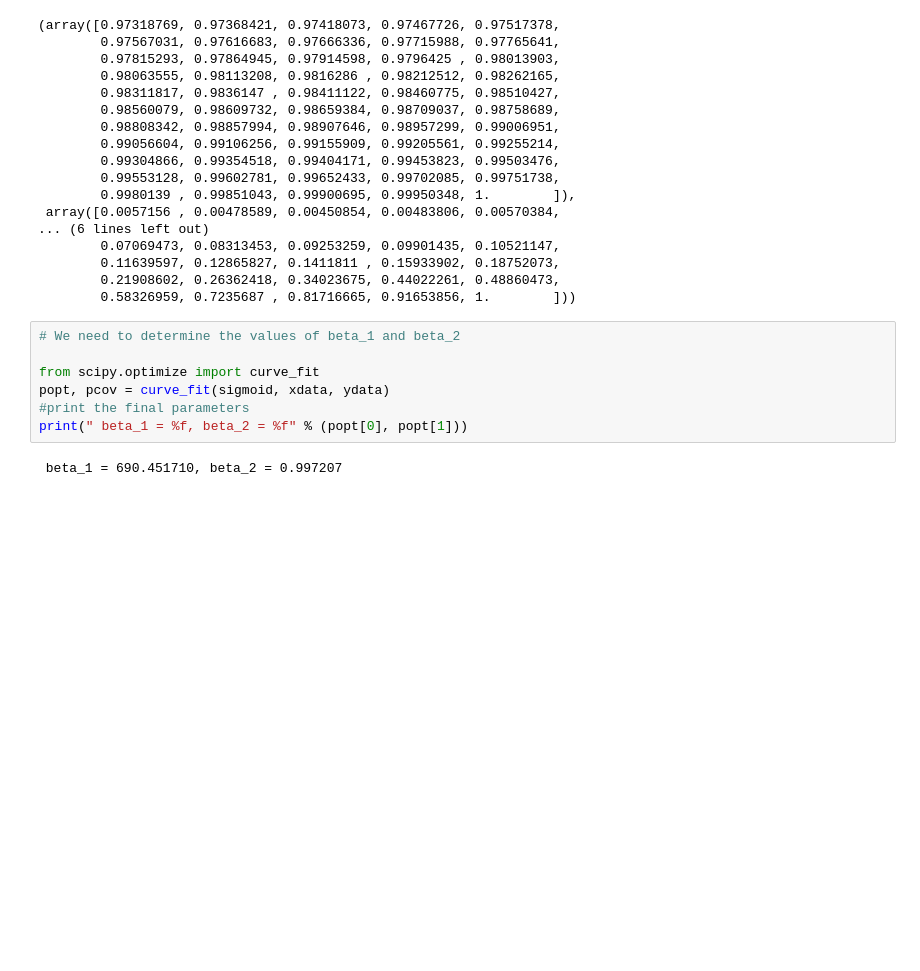
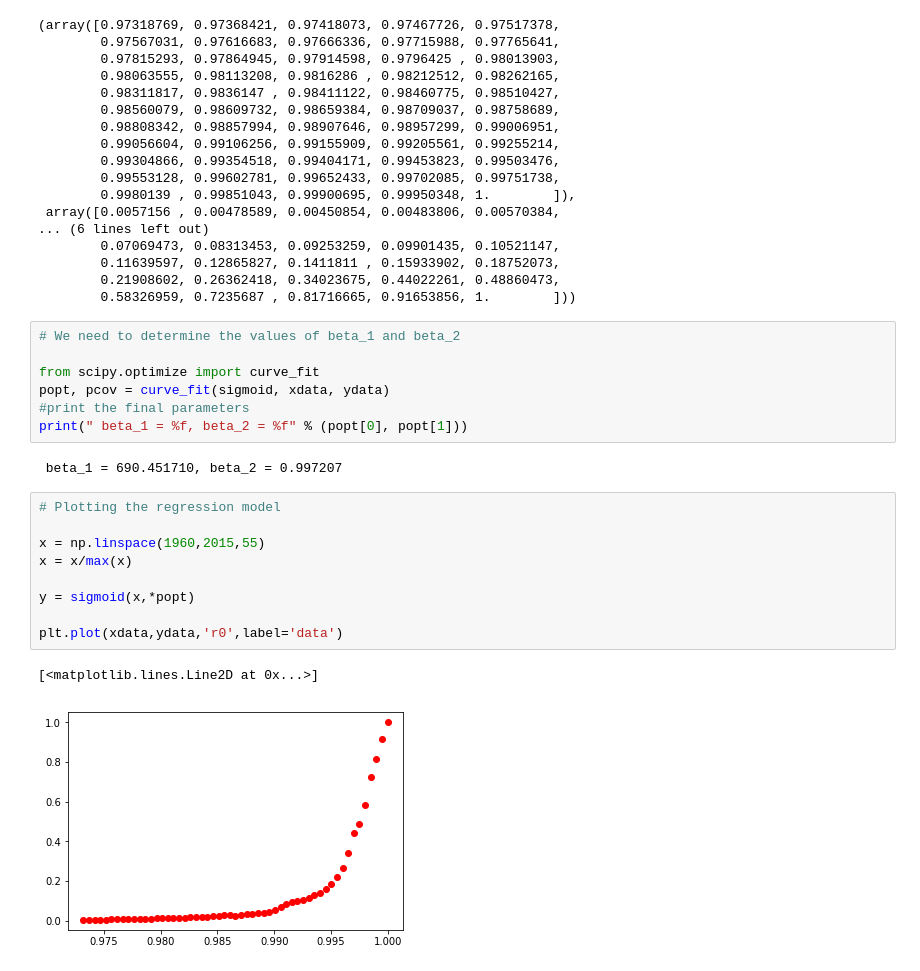
Before and after one commit to infiniteoverflow/Regressions, a Jupyter notebook: Regressions.ipynb, the cells around one changed output. Saved outputs shown, nothing was run; the diff lists cells and outputs as text; blank space fills up the shorter version.

Commit message:
Non-Linear Regression

```diff
--- a/Regressions.ipynb
+++ b/Regressions.ipynb
@@ -656,3 +656,15 @@ popt, pcov = curve_fit(sigmoid, xdata, ydata)
 print(" beta_1 = %f, beta_2 = %f" % (popt[0], popt[1]))
 # %% [output]
  beta_1 = 690.451710, beta_2 = 0.997207
+# %%
+# Plotting the regression model
+
+x = np.linspace(1960,2015,55)
+x = x/max(x)
+
+y = sigmoid(x,*popt)
+
+plt.plot(xdata,ydata,'r0',label='data')
+# %% [output]
+[<matplotlib.lines.Line2D at 0x...>]
+[figure, added]
```
